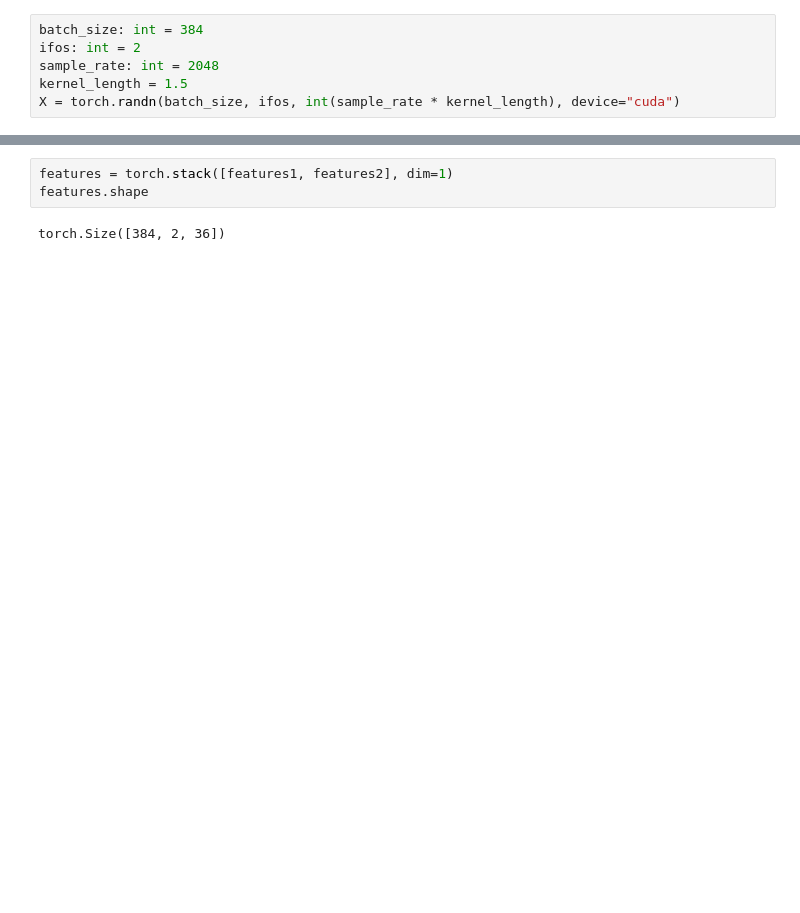
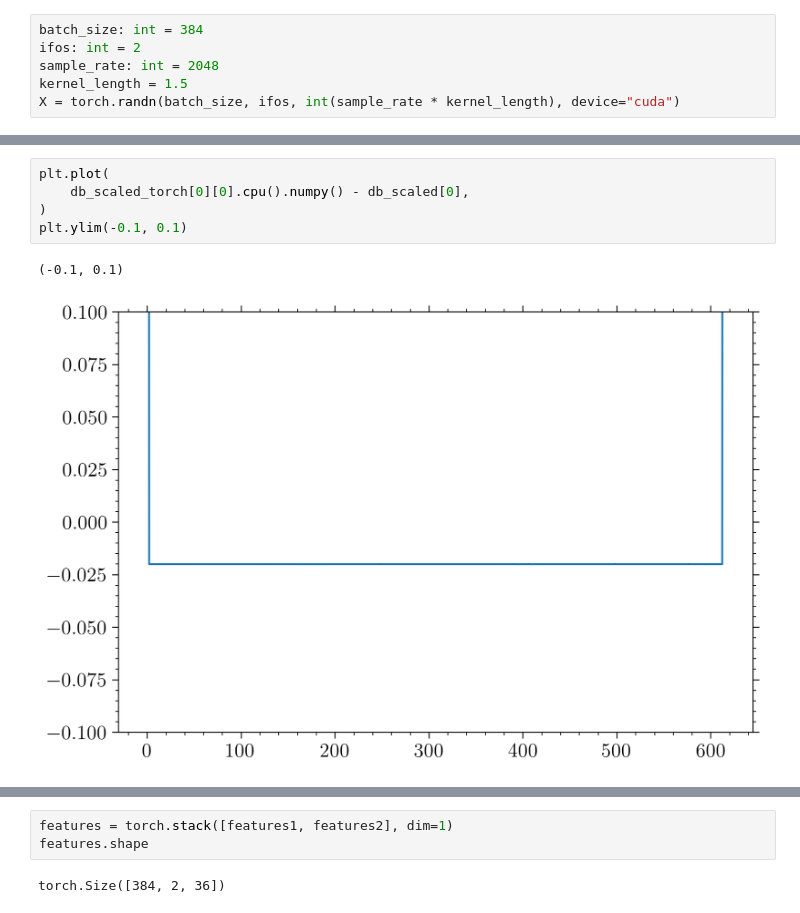
Before and after one commit to ravioli1369/TopologicalAnalysisGravitationalWave, a Jupyter notebook: aframe_test.ipynb, the cells around one changed output, grey strips where cells are left out. Cells and saved outputs as stored; diff of their text form; blank space fills up the shorter version.

```diff
--- a/aframe_test.ipynb
+++ b/aframe_test.ipynb
@@ -10,3 +70,11 @@ X = torch.randn(batch_size, ifos, int(sample_rate * kernel_length), device="cuda
+# %%
+plt.plot(
+    db_scaled_torch[0][0].cpu().numpy() - db_scaled[0],
+)
+plt.ylim(-0.1, 0.1)
+# %% [output]
+(-0.1, 0.1)
+[figure, added]
 # %%
 detector1 = X[:, 0, :]
 detector2 = X[:, 1, :]
```
Also changed, not shown: parts of 4 cells of this notebook.
